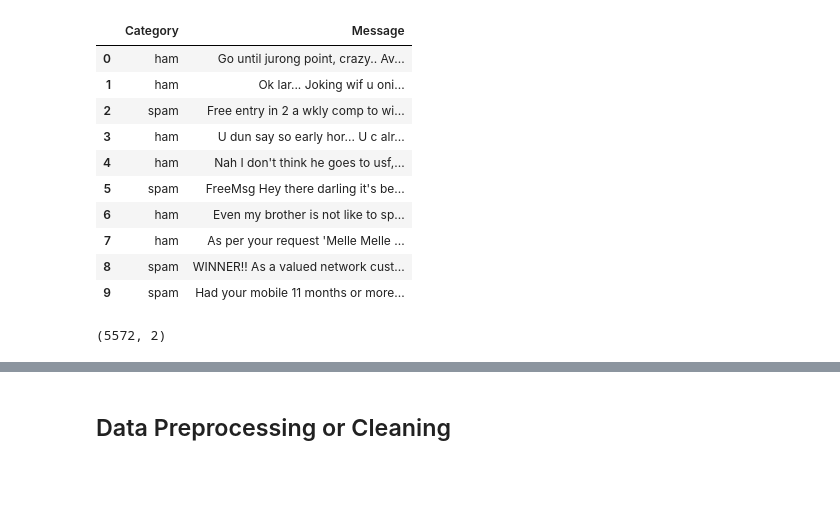
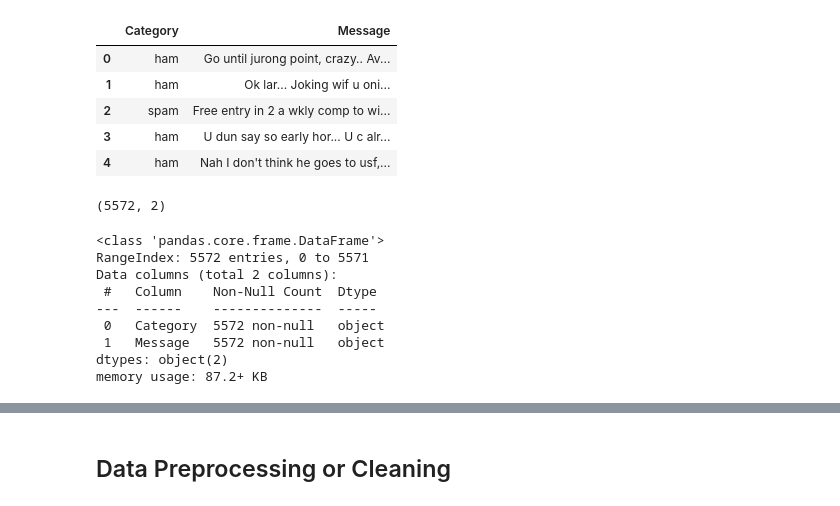
Before and after one commit to ImranFarouq/Email-Spam-Classifer, a Jupyter notebook: Email Spam Classifier 99% Accuracy.ipynb, the cells around one changed output, grey strips where cells are left out. Saved outputs shown, nothing was run; the diff lists cells and outputs as text; code cells hidden in the pictures; blank space fills up the shorter version.

```diff
--- a/Email Spam Classifier 99% Accuracy.ipynb
+++ b/Email Spam Classifier 99% Accuracy.ipynb
@@ -16,19 +18,26 @@ from sklearn.metrics import confusion_matrix, accuracy_score
 # %%
-df = pd.read_csv('/kaggle/input/spam-email/spam.csv')
-df.head(10)
+df = pd.read_csv('spam.csv')
+df.head()
 # %% [output]
 |  | Category | Message |
 | 0 | ham | Go until jurong point, crazy.. Av... |
 | 1 | ham | Ok lar... Joking wif u oni... |
 | 2 | spam | Free entry in 2 a wkly comp to wi... |
 | 3 | ham | U dun say so early hor... U c alr... |
 | 4 | ham | Nah I don't think he goes to usf,... |
-| 5 | spam | FreeMsg Hey there darling it's be... |
-| 6 | ham | Even my brother is not like to sp... |
-| 7 | ham | As per your request 'Melle Melle ... |
-| 8 | spam | WINNER!! As a valued network cust... |
-| 9 | spam | Had your mobile 11 months or more... |
 # %%
 df.shape
 # %% [output]
 (5572, 2)
+# %%
+df.info()
+# %% [output]
+<class 'pandas.core.frame.DataFrame'>
+RangeIndex: 5572 entries, 0 to 5571
+Data columns (total 2 columns):
+ #   Column    Non-Null Count  Dtype
+---  ------    --------------  -----
+ 0   Category  5572 non-null   object
+ 1   Message   5572 non-null   object
+dtypes: object(2)
+memory usage: 87.2+ KB
```
Also changed, not shown: parts of 48 cells of this notebook.
